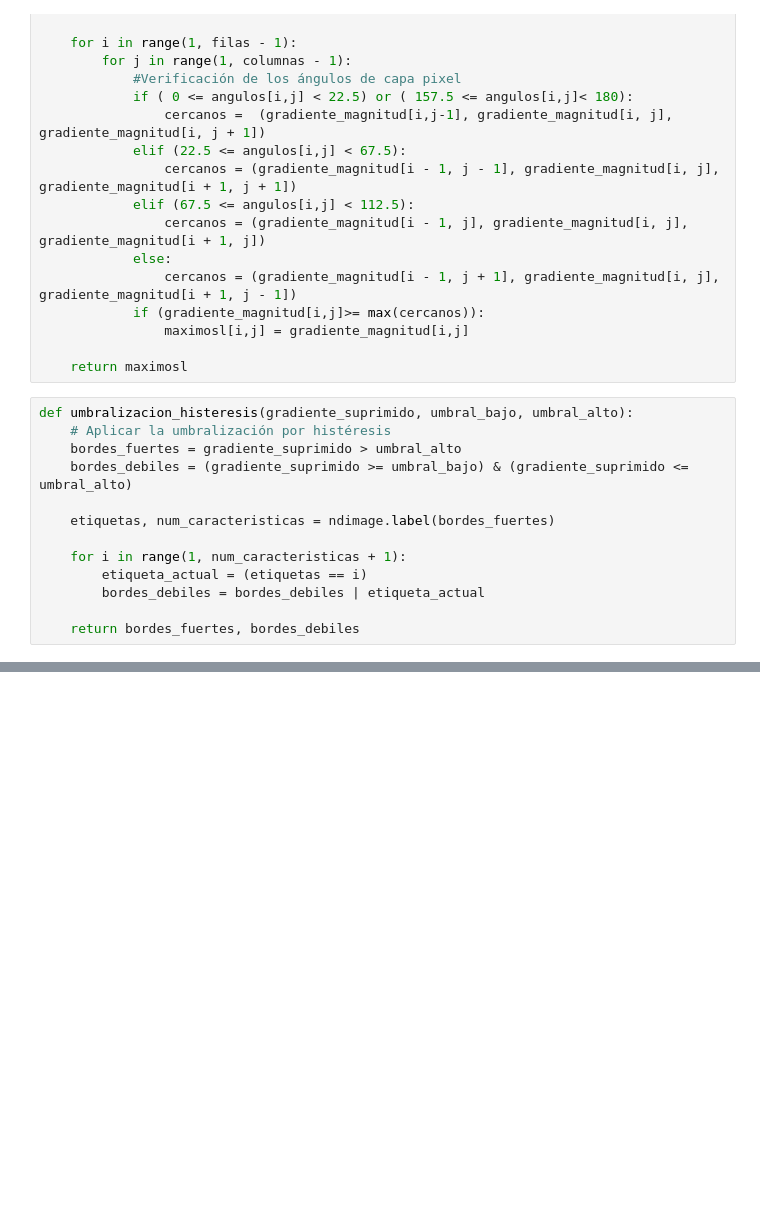
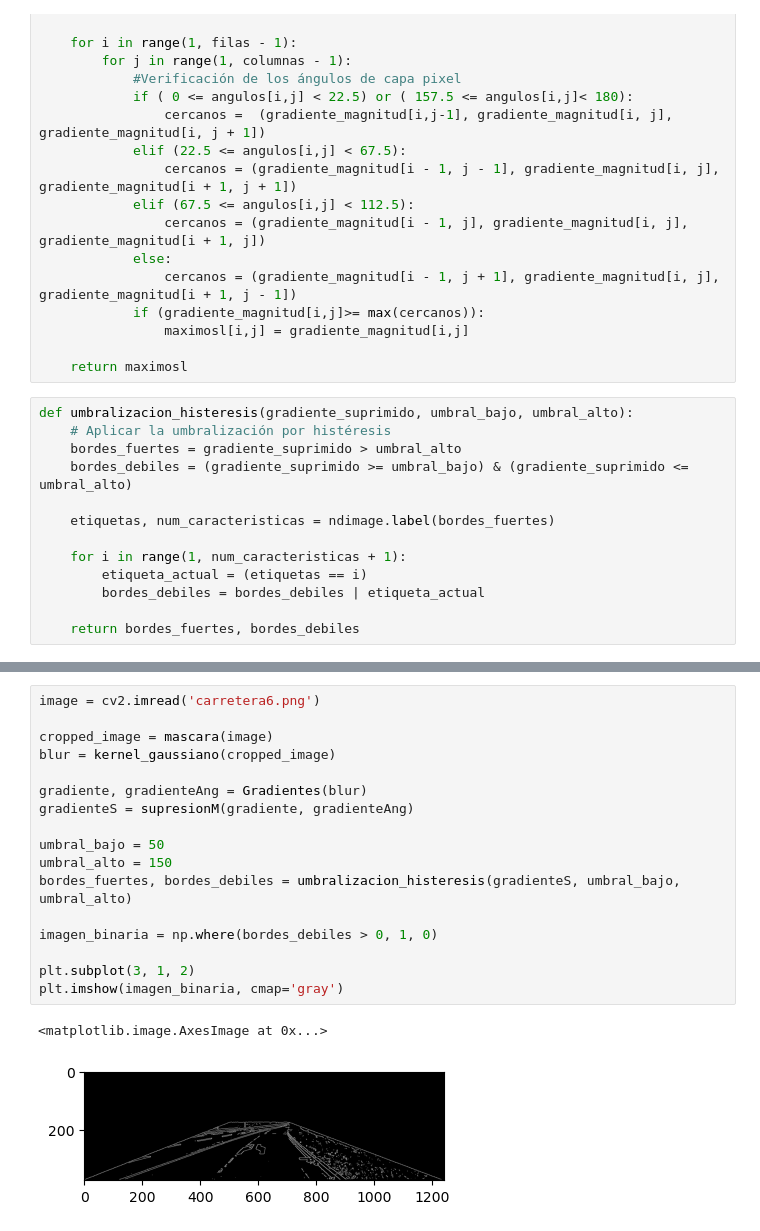
Before and after one commit to DiegoCastr00/PRAC_13_Hough_Etiquetado, a Jupyter notebook: LAB_VA_13/hough.ipynb, the cells around one changed output, grey strips where cells are left out. Saved outputs shown, nothing was run; the diff lists cells and outputs as text; blank space fills up the shorter version.

```diff
--- a/LAB_VA_13/hough.ipynb
+++ b/LAB_VA_13/hough.ipynb
@@ -299,0 +122,20 @@ plt.show()
+# %%
+image = cv2.imread('carretera6.png')
+
+cropped_image = mascara(image)
+blur = kernel_gaussiano(cropped_image)
+
+gradiente, gradienteAng = Gradientes(blur)
+gradienteS = supresionM(gradiente, gradienteAng)
+
+umbral_bajo = 50
+umbral_alto = 150
+bordes_fuertes, bordes_debiles = umbralizacion_histeresis(gradienteS, umbral_bajo, umbral_alto)
+
+imagen_binaria = np.where(bordes_debiles > 0, 1, 0)
+
+plt.subplot(3, 1, 2)
+plt.imshow(imagen_binaria, cmap='gray')
+# %% [output]
+<matplotlib.image.AxesImage at 0x...>
+[figure, added]
```
Also changed, not shown: parts of 14 cells of this notebook.
